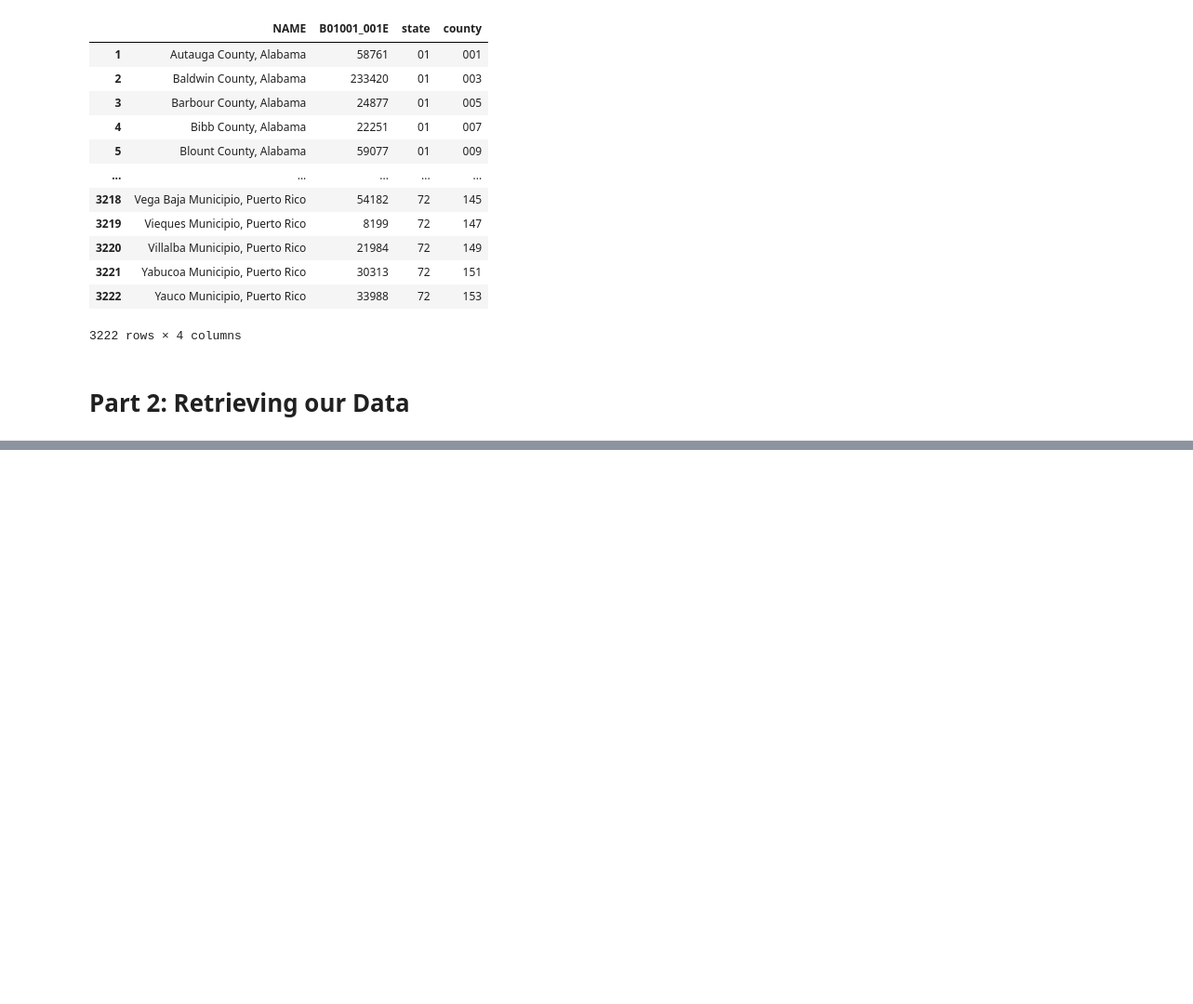
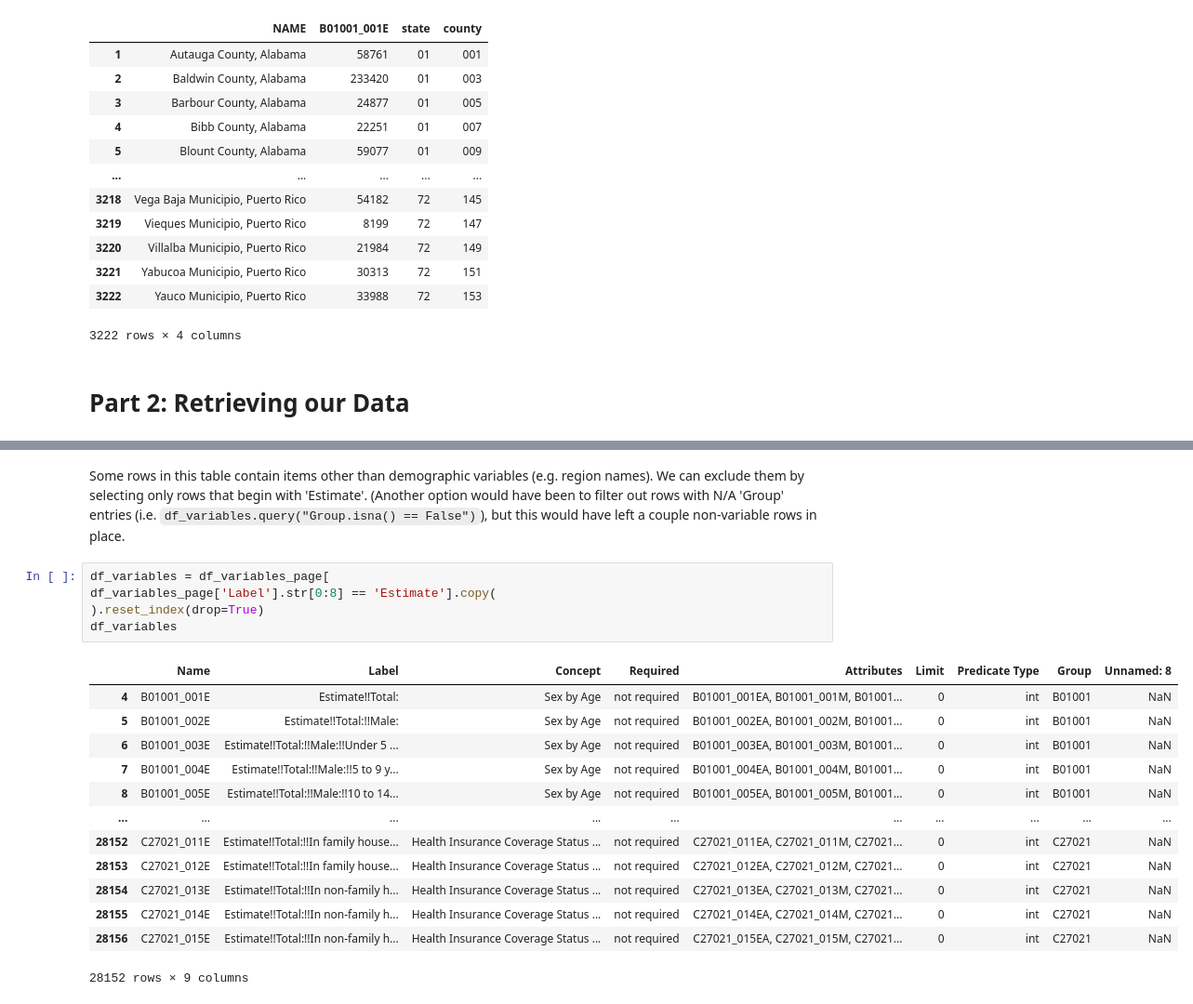
Before and after one commit to kburchfiel/pfn_2, a Jupyter notebook: Census_Data_Imports/census_data_imports.ipynb, the cells around one changed output, grey strips where cells are left out. Shown: that part at 93% size. Cells and saved outputs as stored; diff of their text form; blank space fills up the shorter version.

```diff
--- a/Census_Data_Imports/census_data_imports.ipynb
+++ b/Census_Data_Imports/census_data_imports.ipynb
@@ -150,0 +176,21 @@ df_results
+# %% [markdown]
+Some rows in this table contain items other than demographic variables (e.g. region names). We can exclude them by selecting only rows that begin with 'Estimate'. (Another option would have been to filter out rows with N/A 'Group' entries (i.e. `df_variables.query("Group.isna() == False")`), but this would have left a couple non-variable rows in place.
+# %%
+df_variables = df_variables_page[
+df_variables_page['Label'].str[0:8] == 'Estimate'].copy(
+).reset_index(drop=True)
+df_variables
+# %% [output]
+|  | Name | Label | Concept | Required | Attributes | Limit | Predicate Type | Group | Unnamed: 8 |
+| 4 | B01001_001E | Estimate!!Total: | Sex by Age | not required | B01001_001EA, B01001_001M, B01001... | 0 | int | B01001 | NaN |
+| 5 | B01001_002E | Estimate!!Total:!!Male: | Sex by Age | not required | B01001_002EA, B01001_002M, B01001... | 0 | int | B01001 | NaN |
+| 6 | B01001_003E | Estimate!!Total:!!Male:!!Under 5 ... | Sex by Age | not required | B01001_003EA, B01001_003M, B01001... | 0 | int | B01001 | NaN |
+| 7 | B01001_004E | Estimate!!Total:!!Male:!!5 to 9 y... | Sex by Age | not required | B01001_004EA, B01001_004M, B01001... | 0 | int | B01001 | NaN |
+| 8 | B01001_005E | Estimate!!Total:!!Male:!!10 to 14... | Sex by Age | not required | B01001_005EA, B01001_005M, B01001... | 0 | int | B01001 | NaN |
+| ... | ... | ... | ... | ... | ... | ... | ... | ... | ... |
+| 28152 | C27021_011E | Estimate!!Total:!!In family house... | Health Insurance Coverage Status ... | not required | C27021_011EA, C27021_011M, C27021... | 0 | int | C27021 | NaN |
+| 28153 | C27021_012E | Estimate!!Total:!!In family house... | Health Insurance Coverage Status ... | not required | C27021_012EA, C27021_012M, C27021... | 0 | int | C27021 | NaN |
+| 28154 | C27021_013E | Estimate!!Total:!!In non-family h... | Health Insurance Coverage Status ... | not required | C27021_013EA, C27021_013M, C27021... | 0 | int | C27021 | NaN |
+| 28155 | C27021_014E | Estimate!!Total:!!In non-family h... | Health Insurance Coverage Status ... | not required | C27021_014EA, C27021_014M, C27021... | 0 | int | C27021 | NaN |
+| 28156 | C27021_015E | Estimate!!Total:!!In non-family h... | Health Insurance Coverage Status ... | not required | C27021_015EA, C27021_015M, C27021... | 0 | int | C27021 | NaN |
+28152 rows × 9 columns
```
Also changed, not shown: parts of 14 cells of this notebook, 2 other files.
